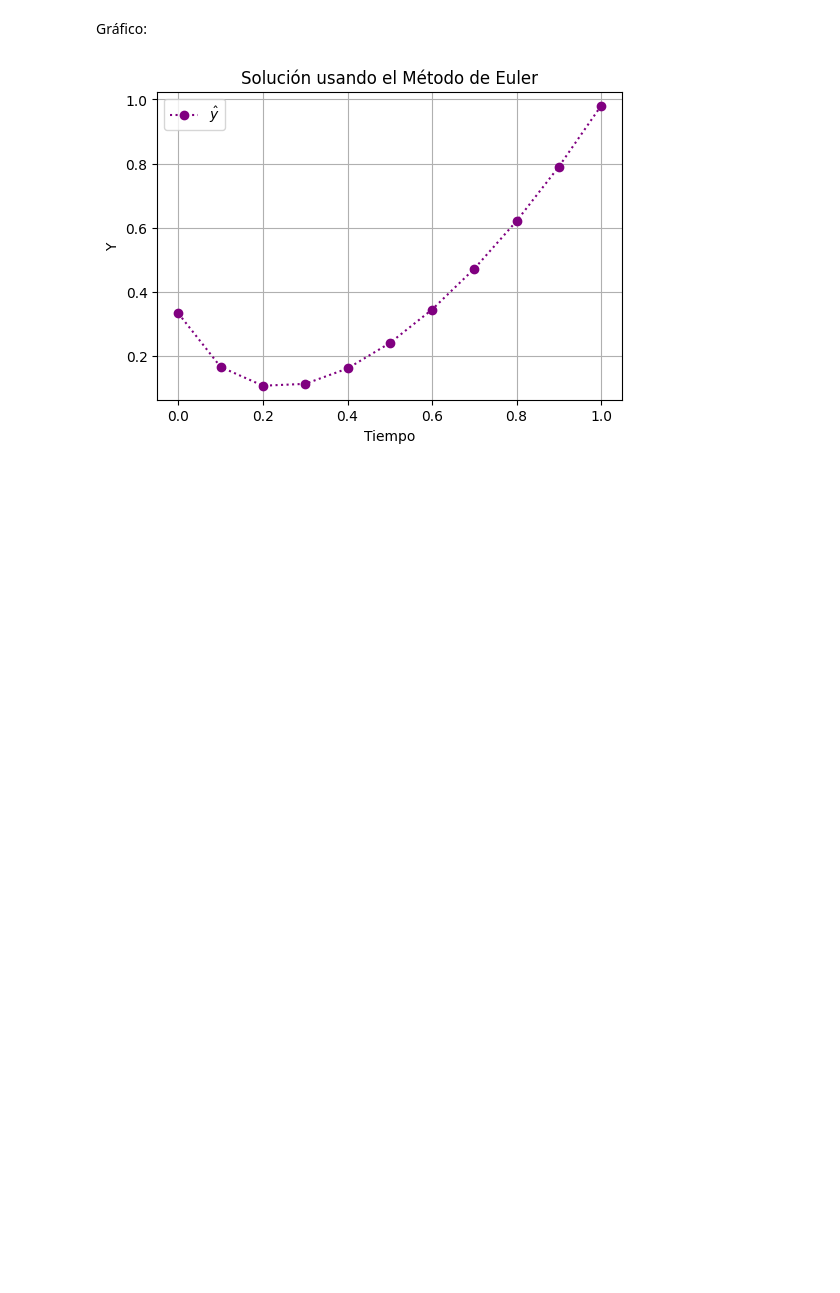
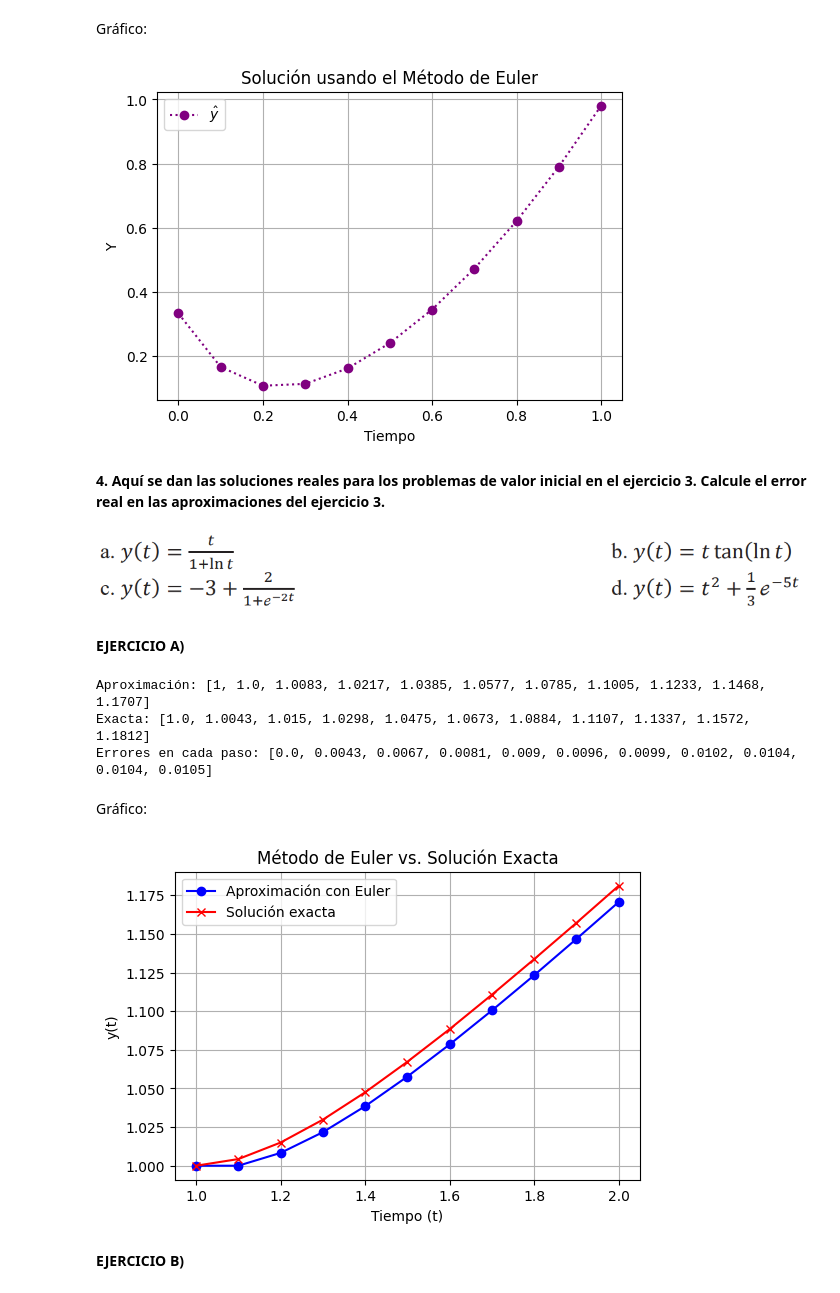
Before and after one commit to SebastianMoralesEpn/Github1.0, a Jupyter notebook: Tareas/[Tarea 12] Ejercicios Unidad 05-A ODE Método de Euler/[Tarea 12] Ejercicios Unidad 05-A ODE Método de Euler - Morales Sebastian.ipynb, the cells around one changed output. Saved outputs shown, nothing was run; the diff lists cells and outputs as text; code cells hidden in the pictures; blank space fills up the shorter version.

Commit message:
Resolución ejercicios 4, 5  y 6 de la Tarea 12

```diff
--- a/Tareas/[Tarea 12] Ejercicios Unidad 05-A ODE Método de Euler/[Tarea 12] Ejercicios Unidad 05-A ODE Método de Euler - Morales Sebastian.ipynb
+++ b/Tareas/[Tarea 12] Ejercicios Unidad 05-A ODE Método de Euler/[Tarea 12] Ejercicios Unidad 05-A ODE Método de Euler - Morales Sebastian.ipynb
@@ -556,3 +556,57 @@ def plot_euler_solution(t_values, y_values):
 plot_euler_solution(ts, ys)
 # %% [output]
 [figure]
+# %% [markdown]
+**4. Aquí se dan las soluciones reales para los problemas de valor inicial en el ejercicio 3. Calcule el error real en las aproximaciones del ejercicio 3.**
+# %% [markdown]
+![4.png](attachment:4.png)
+# %% [markdown]
+**EJERCICIO A)**
+# %%
+def euler_method(f, y0, a, b, N):
+    h = (b - a) / N
+    t_values = [round(a + i * h, 4) for i in range(N + 1)]
+    y_values = [y0]
+
+    for i in range(N):
+        y_next = y_values[-1] + h * f(t_values[i], y_values[-1])
+        y_values.append(round(y_next, 4))
+
+    return y_values, t_values, h
+
+f_a = lambda t, y: y / t - (y / t) ** 2
+f_ex_a = lambda t: t / (1 + log(t))
+
+a, b, y0, step_size = 1, 2, 1, 0.1
+N = int((b - a) / step_size)
+
+ys, ts, h = euler_method(f_a, y0, a, b, N)
+ys_exact = [round(f_ex_a(t), 4) for t in ts]
+errors = [round(abs(ys_exact[i] - ys[i]), 4) for i in range(len(ts))]
+
+print("Aproximación:", ys)
+print("Exacta:", ys_exact)
+print("Errores en cada paso:", errors)
+# %% [output]
+Aproximación: [1, 1.0, 1.0083, 1.0217, 1.0385, 1.0577, 1.0785, 1.1005, 1.1233, 1.1468, 1.1707]
+Exacta: [1.0, 1.0043, 1.015, 1.0298, 1.0475, 1.0673, 1.0884, 1.1107, 1.1337, 1.1572, 1.1812]
+Errores en cada paso: [0.0, 0.0043, 0.0067, 0.0081, 0.009, 0.0096, 0.0099, 0.0102, 0.0104, 0.0104, 0.0105]
+# %% [markdown]
+Gráfico:
+# %%
+def plot_euler_vs_exact(t_values, y_approx, y_exact):
+    plt.figure(figsize=(6, 4))
+    plt.plot(t_values, y_approx, 'o-', color="blue", label='Aproximación con Euler')
+    plt.plot(t_values, y_exact, 'x-', color="red", label='Solución exacta')
+    plt.xlabel('Tiempo (t)')
+    plt.ylabel('y(t)')
+    plt.title("Método de Euler vs. Solución Exacta")
+    plt.legend()
+    plt.grid(True)
+    plt.show()
+
+plot_euler_vs_exact(ts, ys, ys_exact)
+# %% [output]
+[figure, added]
+# %% [markdown]
+**EJERCICIO B)**
```
Also changed, not shown: parts of 27 cells of this notebook.
